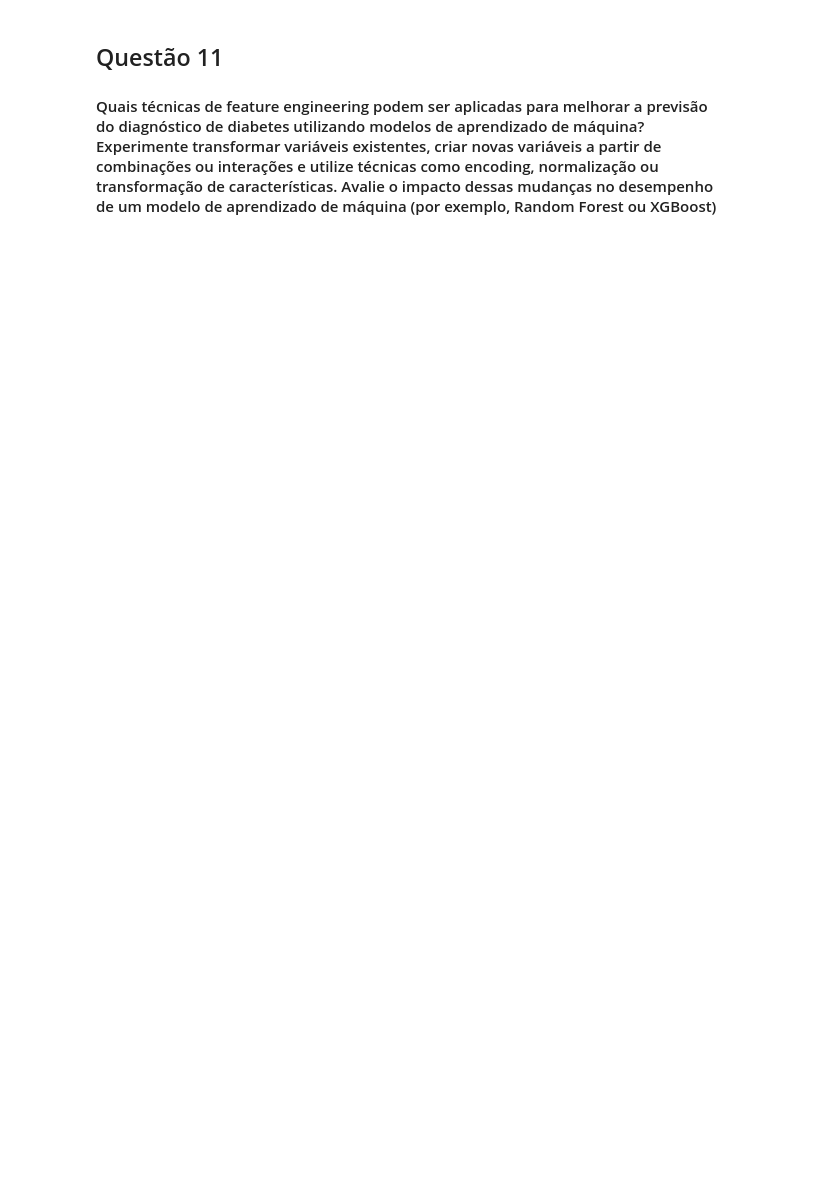
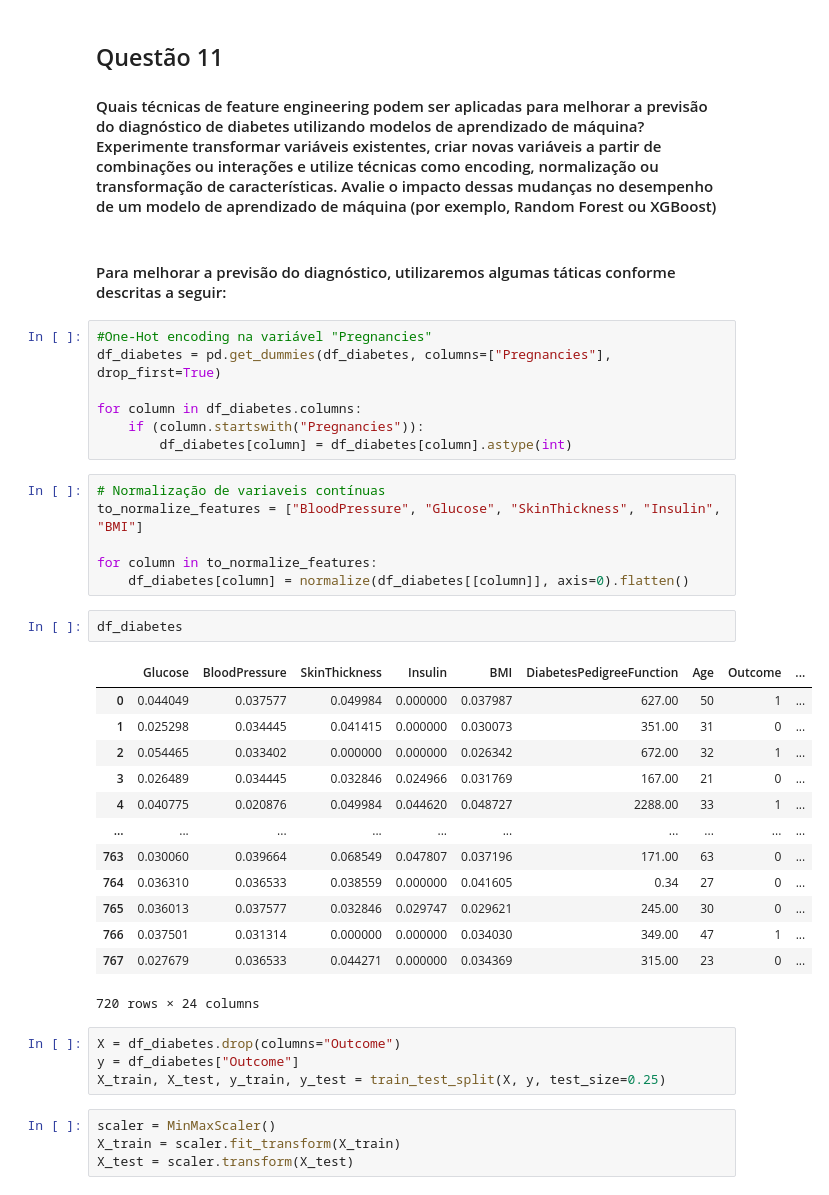
Before and after one commit to lucasdbr05/cis_ieee, a Jupyter notebook: main.ipynb, the cells around one changed output. Drawn from its saved outputs; the diff is of its cells as text; blank space fills up the shorter version.

```diff
--- a/main.ipynb
+++ b/main.ipynb
@@ -344,3 +369,42 @@ Precisão: 0.76
 # %% [markdown]
 ## Questão 11
 #### Quais técnicas de feature engineering podem ser aplicadas para melhorar a previsão do diagnóstico de diabetes utilizando modelos de aprendizado de máquina? Experimente transformar variáveis existentes, criar novas variáveis a partir de combinações ou interações e utilize técnicas como encoding, normalização ou transformação de características. Avalie o impacto dessas mudanças no desempenho de um modelo de aprendizado de máquina (por exemplo, Random Forest ou XGBoost)
+# %% [markdown]
+#### Para melhorar a previsão do diagnóstico, utilizaremos algumas táticas conforme descritas a seguir:
+# %%
+#One-Hot encoding na variável "Pregnancies"
+df_diabetes = pd.get_dummies(df_diabetes, columns=["Pregnancies"], drop_first=True)
+
+for column in df_diabetes.columns:
+    if (column.startswith("Pregnancies")):
+        df_diabetes[column] = df_diabetes[column].astype(int)
+# %%
+# Normalização de variaveis contínuas
+to_normalize_features = ["BloodPressure", "Glucose", "SkinThickness", "Insulin", "BMI"]
+
+for column in to_normalize_features:
+    df_diabetes[column] = normalize(df_diabetes[[column]], axis=0).flatten()
+# %%
+df_diabetes
+# %% [output]
+|  | Glucose | BloodPressure | SkinThickness | Insulin | BMI | DiabetesPedigreeFunction | Age | Outcome | ... |
+| 0 | 0.044049 | 0.037577 | 0.049984 | 0.000000 | 0.037987 | 627.00 | 50 | 1 | ... |
+| 1 | 0.025298 | 0.034445 | 0.041415 | 0.000000 | 0.030073 | 351.00 | 31 | 0 | ... |
+| 2 | 0.054465 | 0.033402 | 0.000000 | 0.000000 | 0.026342 | 672.00 | 32 | 1 | ... |
+| 3 | 0.026489 | 0.034445 | 0.032846 | 0.024966 | 0.031769 | 167.00 | 21 | 0 | ... |
+| 4 | 0.040775 | 0.020876 | 0.049984 | 0.044620 | 0.048727 | 2288.00 | 33 | 1 | ... |
+| ... | ... | ... | ... | ... | ... | ... | ... | ... | ... |
+| 763 | 0.030060 | 0.039664 | 0.068549 | 0.047807 | 0.037196 | 171.00 | 63 | 0 | ... |
+| 764 | 0.036310 | 0.036533 | 0.038559 | 0.000000 | 0.041605 | 0.34 | 27 | 0 | ... |
+| 765 | 0.036013 | 0.037577 | 0.032846 | 0.029747 | 0.029621 | 245.00 | 30 | 0 | ... |
+| 766 | 0.037501 | 0.031314 | 0.000000 | 0.000000 | 0.034030 | 349.00 | 47 | 1 | ... |
+| 767 | 0.027679 | 0.036533 | 0.044271 | 0.000000 | 0.034369 | 315.00 | 23 | 0 | ... |
+720 rows × 24 columns
+# %%
+X = df_diabetes.drop(columns="Outcome")
+y = df_diabetes["Outcome"]
+X_train, X_test, y_train, y_test = train_test_split(X, y, test_size=0.25)
+# %%
+scaler = MinMaxScaler()
+X_train = scaler.fit_transform(X_train)
+X_test = scaler.transform(X_test)
```
Also changed, not shown: parts of 15 cells of this notebook.
